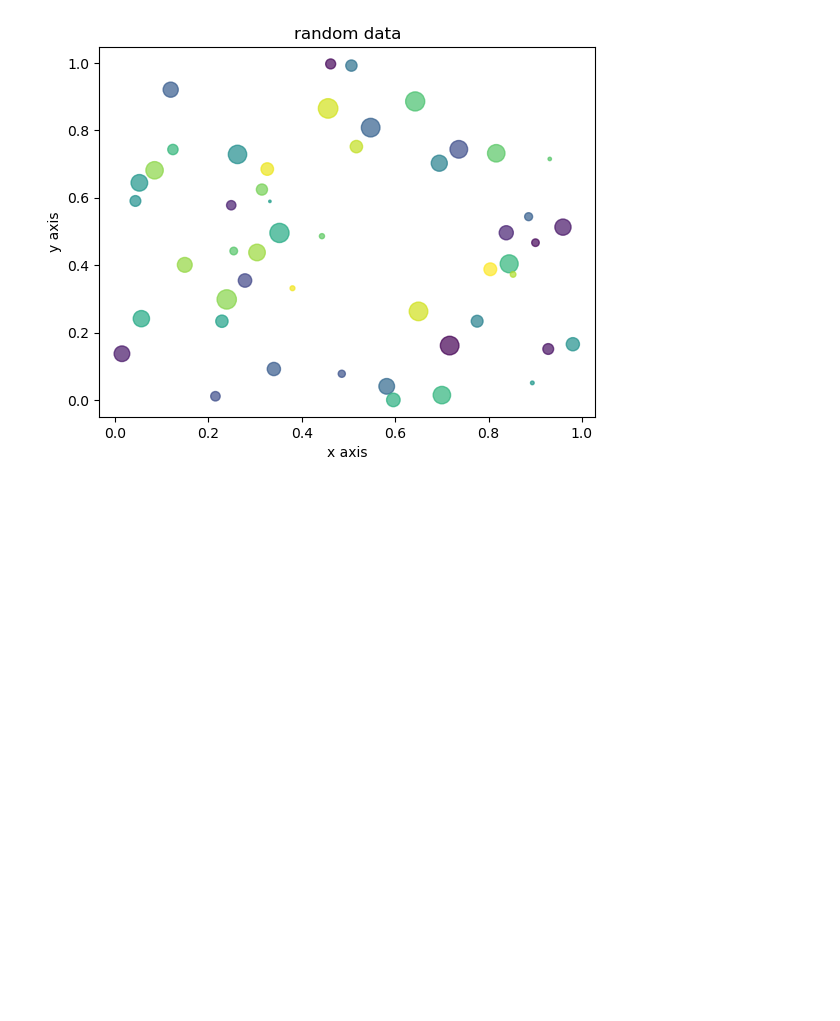
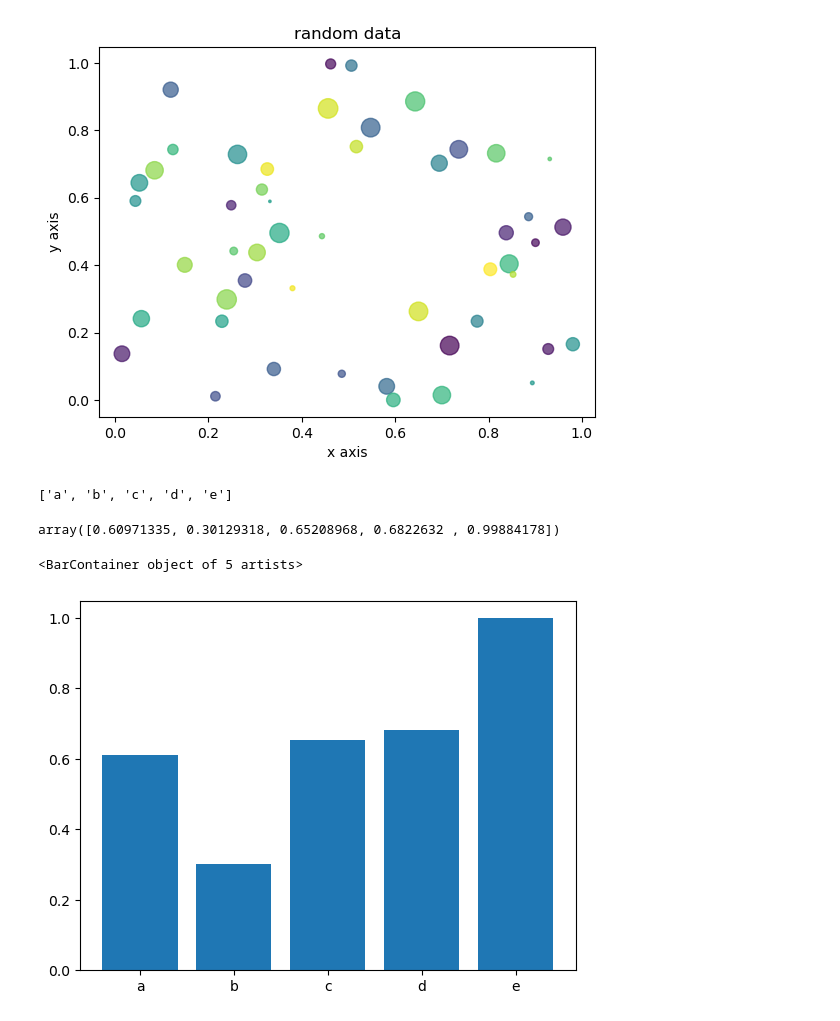
Before and after one commit to PranavAvasthi/Matplotlib, a Jupyter notebook: matplotlib_lib.ipynb, the cells around one changed output. Cells and saved outputs as stored; diff of their text form; code cells hidden in the pictures; blank space fills up the shorter version.

Commit message:
Bar Graph

```diff
--- a/matplotlib_lib.ipynb
+++ b/matplotlib_lib.ipynb
@@ -127,3 +127,20 @@ plt.title("random data")
 # %% [output]
 Text(0.5, 1.0, 'random data')
 [figure]
+# %%
+x = ['a', 'b', 'c', 'd', 'e']
+# %%
+y = np.random.rand(5)
+# %%
+x
+# %% [output]
+['a', 'b', 'c', 'd', 'e']
+# %%
+y
+# %% [output]
+array([0.60971335, 0.30129318, 0.65208968, 0.6822632 , 0.99884178])
+# %%
+plt.bar(x,y)
+# %% [output]
+<BarContainer object of 5 artists>
+[figure, added]
```
Also changed, not shown: parts of 2 cells of this notebook.
